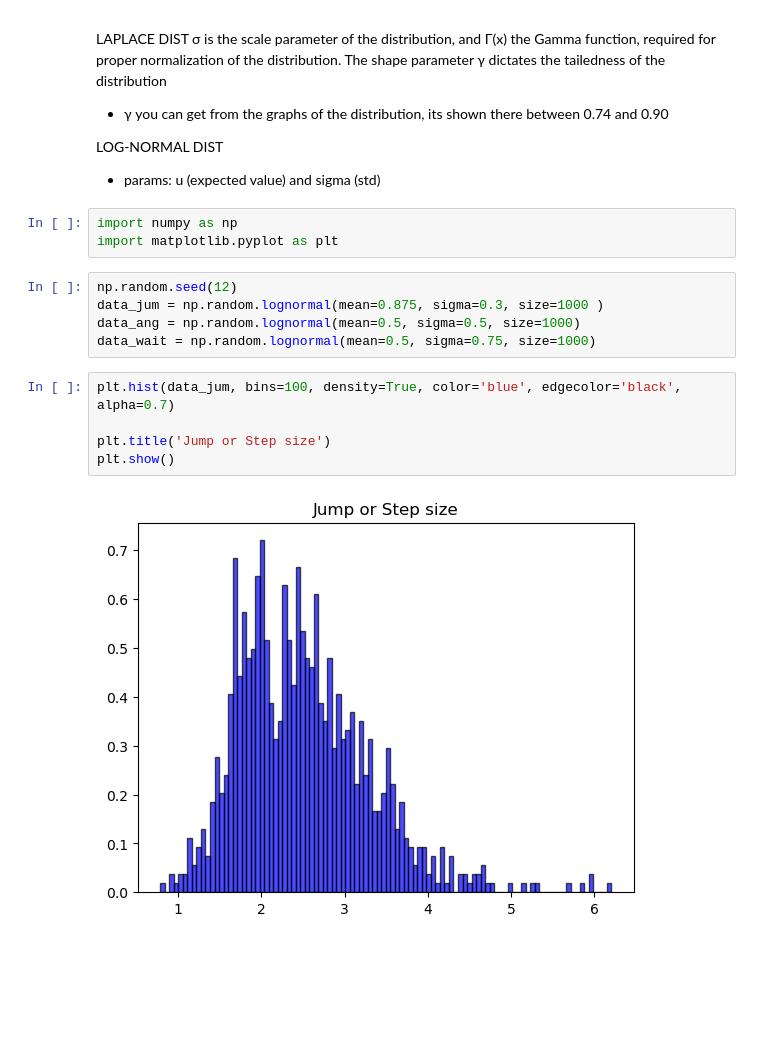
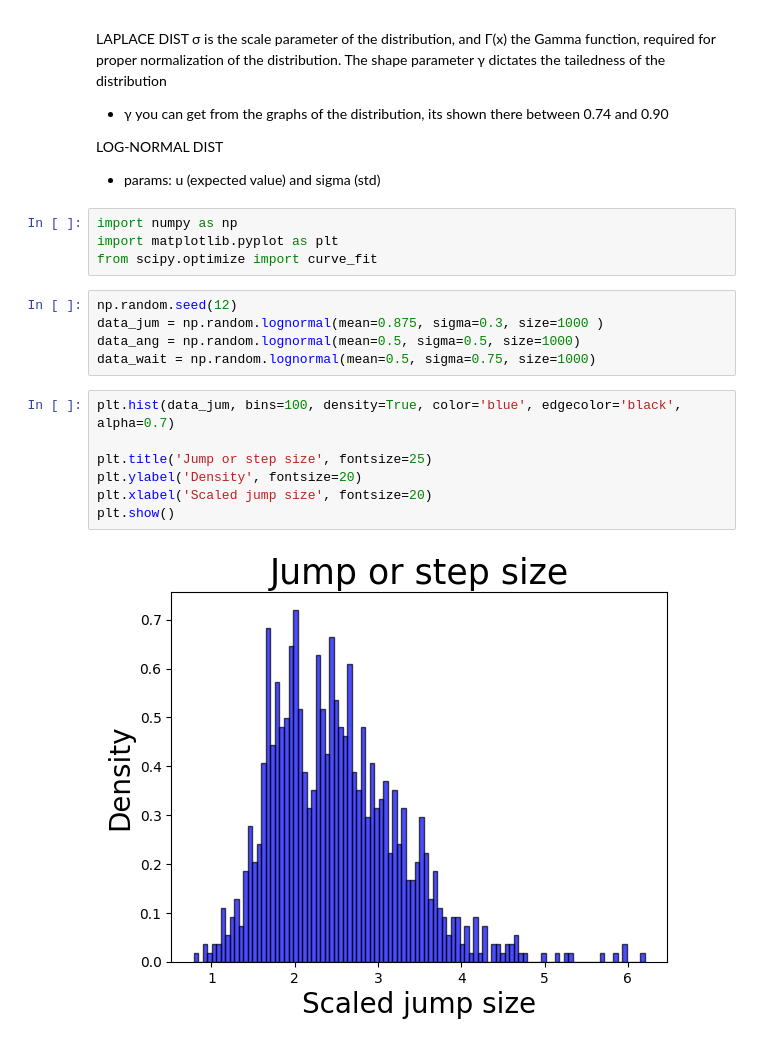
Before and after one commit to dz1921/RANDOMWALK, a Jupyter notebook: Distributions.ipynb, the cells around one changed output. Drawn from its saved outputs; the diff is of its cells as text; blank space fills up the shorter version.

Commit message:
Added labels, changed font size for plots

```diff
--- a/Distributions.ipynb
+++ b/Distributions.ipynb
@@ -18,6 +18,7 @@ LOG-NORMAL DIST
 # %%
 import numpy as np
 import matplotlib.pyplot as plt
+from scipy.optimize import curve_fit
 # %%
 np.random.seed(12)
 data_jum = np.random.lognormal(mean=0.875, sigma=0.3, size=1000 )
@@ -26,10 +27,12 @@ data_wait = np.random.lognormal(mean=0.5, sigma=0.75, size=1000)
 # %%
 plt.hist(data_jum, bins=100, density=True, color='blue', edgecolor='black', alpha=0.7)
 
-plt.title('Jump or Step size')
+plt.title('Jump or step size', fontsize=25)
+plt.ylabel('Density', fontsize=20)
+plt.xlabel('Scaled jump size', fontsize=20)
 plt.show()
 # %% [output]
-[figure, old version]
+[figure, new version]
 # %%
 plt.hist(data_ang, bins=100, density=True, color='green', edgecolor='black', alpha=0.7)
 
```
Also changed, not shown: parts of 3 cells of this notebook, 1 other file.
